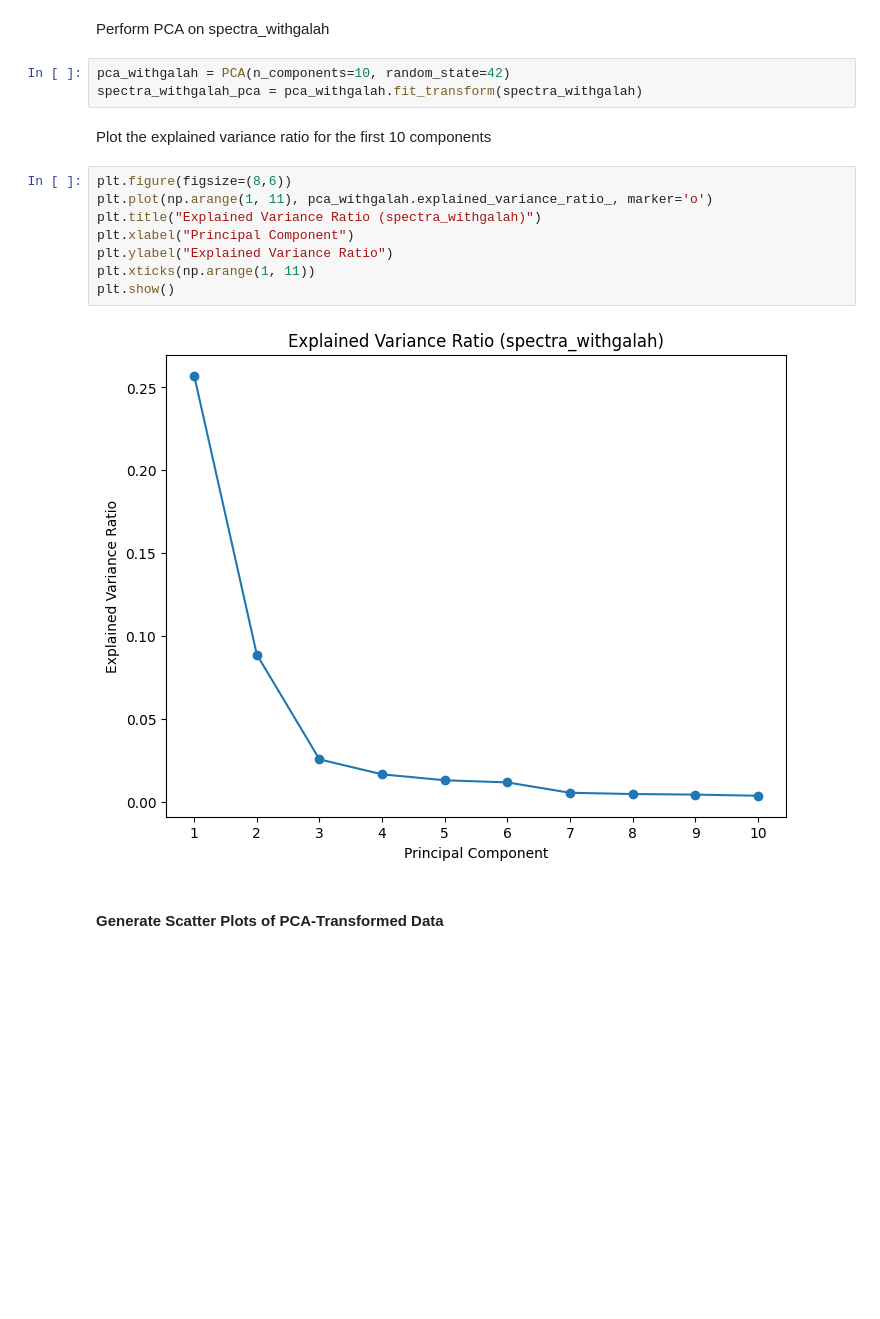
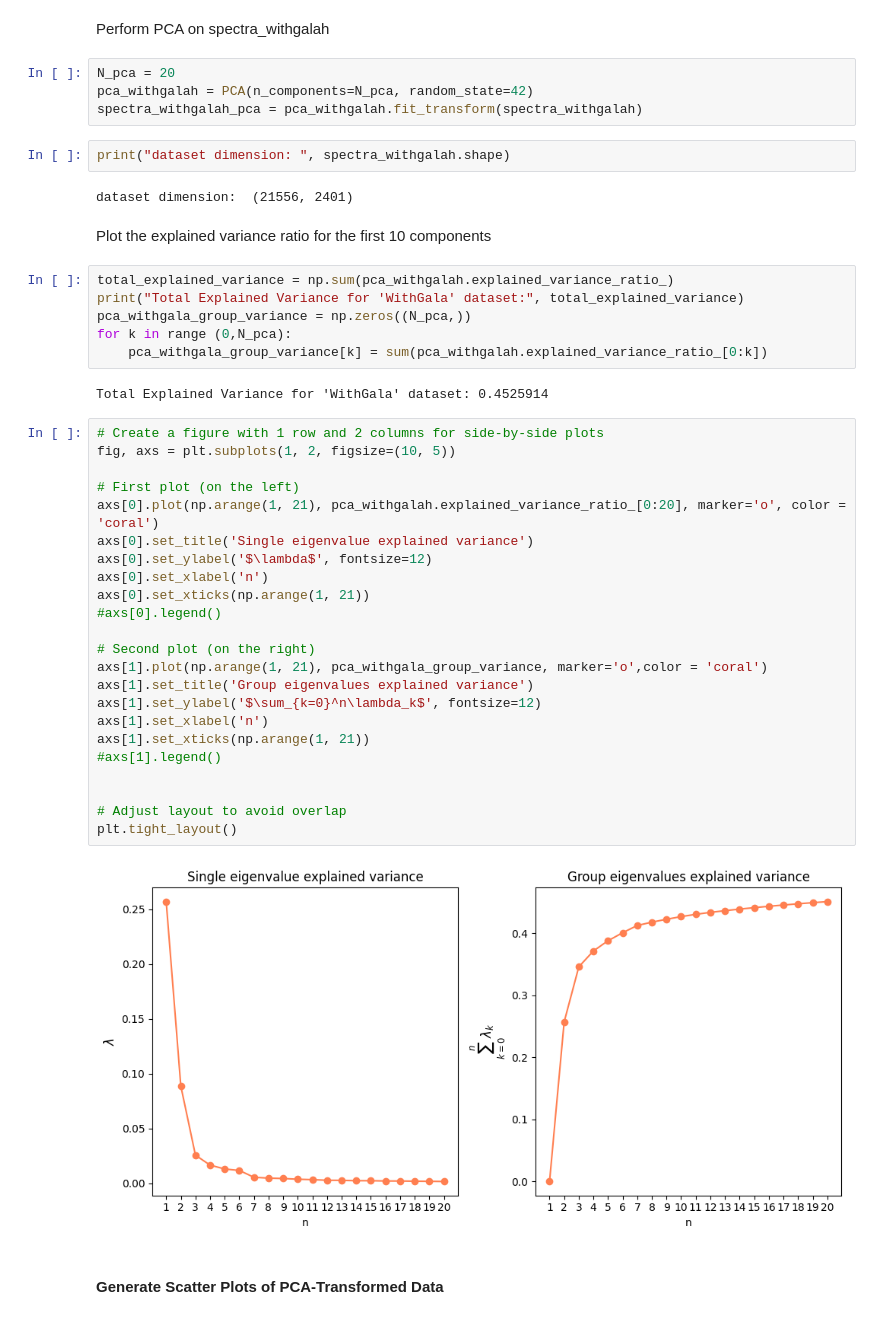
Before and after one commit to JackBlueBird/MHPC.ML.Group.Project.Team.2, a Jupyter notebook: Project2.ipynb, the cells around one changed output. Cells and saved outputs as stored; diff of their text form; blank space fills up the shorter version.

```diff
--- a/Project2.ipynb
+++ b/Project2.ipynb
@@ -147,20 +147,48 @@ import numpy as np
 # %% [markdown]
 Perform PCA on spectra_withgalah
 # %%
-pca_withgalah = PCA(n_components=10, random_state=42)
+N_pca = 20
+pca_withgalah = PCA(n_components=N_pca, random_state=42)
 spectra_withgalah_pca = pca_withgalah.fit_transform(spectra_withgalah)
+# %%
+print("dataset dimension: ", spectra_withgalah.shape)
+# %% [output]
+dataset dimension:  (21556, 2401)
 # %% [markdown]
 Plot the explained variance ratio for the first 10 components
-# %%
-plt.figure(figsize=(8,6))
-plt.plot(np.arange(1, 11), pca_withgalah.explained_variance_ratio_, marker='o')
-plt.title("Explained Variance Ratio (spectra_withgalah)")
-plt.xlabel("Principal Component")
-plt.ylabel("Explained Variance Ratio")
-plt.xticks(np.arange(1, 11))
-plt.show()
-# %% [output]
-[figure, removed]
+# %%
+total_explained_variance = np.sum(pca_withgalah.explained_variance_ratio_)
+print("Total Explained Variance for 'WithGala' dataset:", total_explained_variance)
+pca_withgala_group_variance = np.zeros((N_pca,))
+for k in range (0,N_pca):
+    pca_withgala_group_variance[k] = sum(pca_withgalah.explained_variance_ratio_[0:k])
+# %% [output]
+Total Explained Variance for 'WithGala' dataset: 0.4525914
+# %%
+# Create a figure with 1 row and 2 columns for side-by-side plots
+fig, axs = plt.subplots(1, 2, figsize=(10, 5))
+
+# First plot (on the left)
+axs[0].plot(np.arange(1, 21), pca_withgalah.explained_variance_ratio_[0:20], marker='o', color = 'coral')
+axs[0].set_title('Single eigenvalue explained variance')
+axs[0].set_ylabel('$\lambda$', fontsize=12)
+axs[0].set_xlabel('n')
+axs[0].set_xticks(np.arange(1, 21))
+#axs[0].legend()
+
+# Second plot (on the right)
+axs[1].plot(np.arange(1, 21), pca_withgala_group_variance, marker='o',color = 'coral')
+axs[1].set_title('Group eigenvalues explained variance')
+axs[1].set_ylabel('$\sum_{k=0}^n\lambda_k$', fontsize=12)
+axs[1].set_xlabel('n')
+axs[1].set_xticks(np.arange(1, 21))
+#axs[1].legend()
+
+
+# Adjust layout to avoid overlap
+plt.tight_layout()
+# %% [output]
+[figure, added]
 # %% [markdown]
 #### Generate Scatter Plots of PCA-Transformed Data
 # %% [markdown]
```
Also changed, not shown: parts of 13 cells of this notebook.
